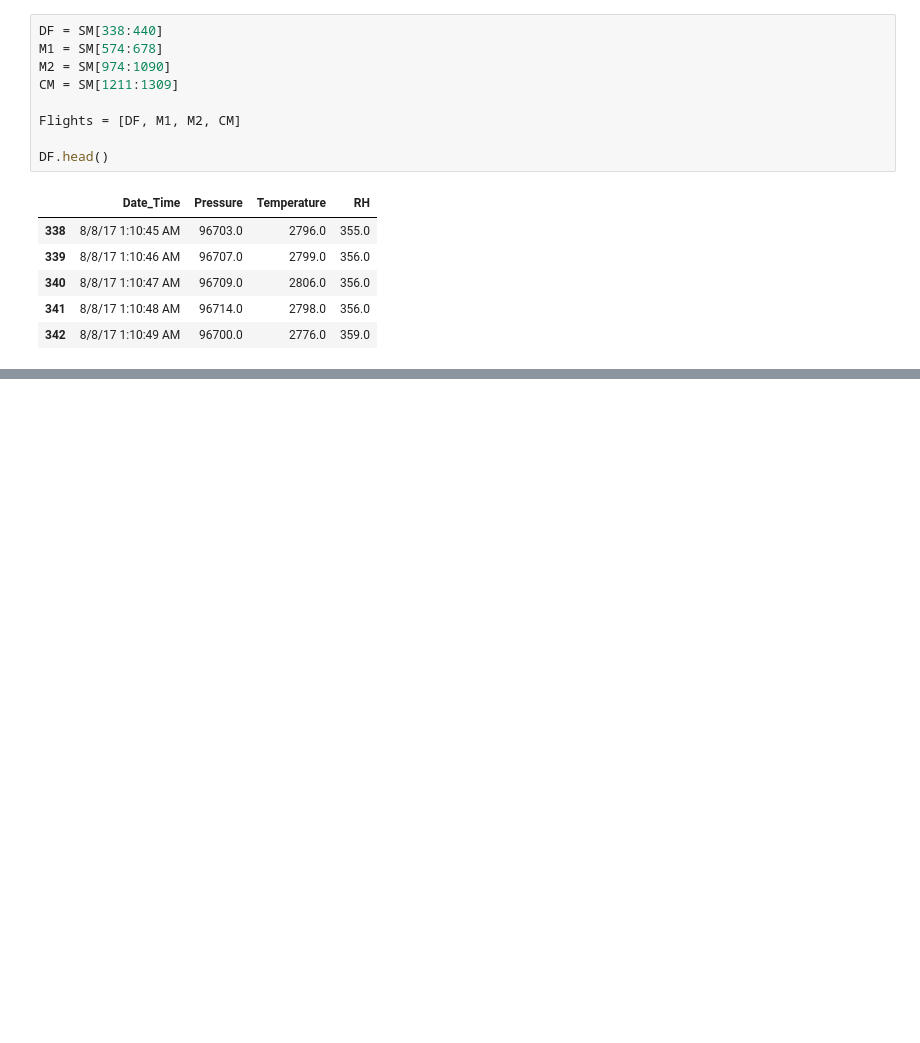
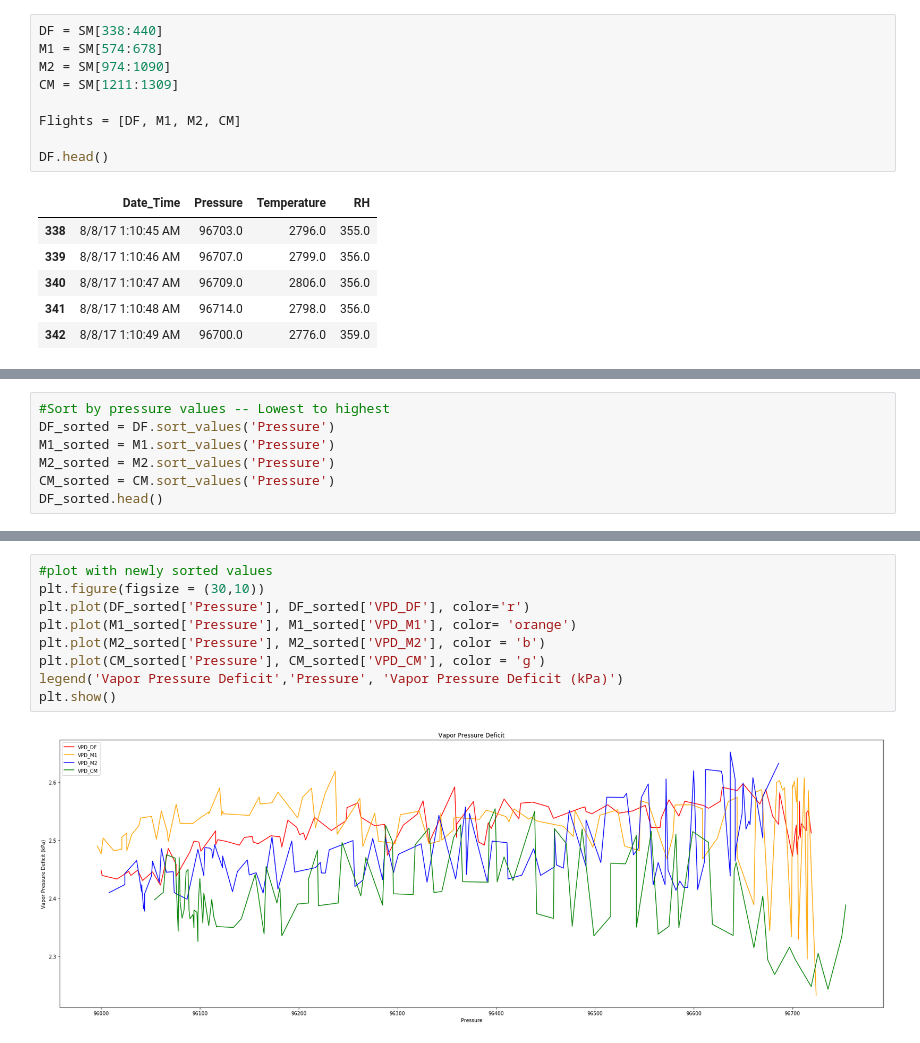
Before and after one commit to katelynayu/WSSS, a Jupyter notebook: VPD drone.ipynb, the cells around one changed output, grey strips where cells are left out. Saved outputs shown, nothing was run; the diff lists cells and outputs as text; blank space fills up the shorter version.

```diff
--- a/VPD drone.ipynb
+++ b/VPD drone.ipynb
@@ -203,0 +191,7 @@ AttributeError: 'DataFrame' object has no attribute 'groups'
+# %%
+#Sort by pressure values -- Lowest to highest
+DF_sorted = DF.sort_values('Pressure')
+M1_sorted = M1.sort_values('Pressure')
+M2_sorted = M2.sort_values('Pressure')
+CM_sorted = CM.sort_values('Pressure')
+DF_sorted.head()
@@ -203,0 +205,11 @@ AttributeError: 'DataFrame' object has no attribute 'groups'
+# %%
+#plot with newly sorted values
+plt.figure(figsize = (30,10))
+plt.plot(DF_sorted['Pressure'], DF_sorted['VPD_DF'], color='r')
+plt.plot(M1_sorted['Pressure'], M1_sorted['VPD_M1'], color= 'orange')
+plt.plot(M2_sorted['Pressure'], M2_sorted['VPD_M2'], color = 'b')
+plt.plot(CM_sorted['Pressure'], CM_sorted['VPD_CM'], color = 'g')
+legend('Vapor Pressure Deficit','Pressure', 'Vapor Pressure Deficit (kPa)')
+plt.show()
+# %% [output]
+[figure, added]
```
Also changed, not shown: parts of 12 cells of this notebook, 1 other file.
